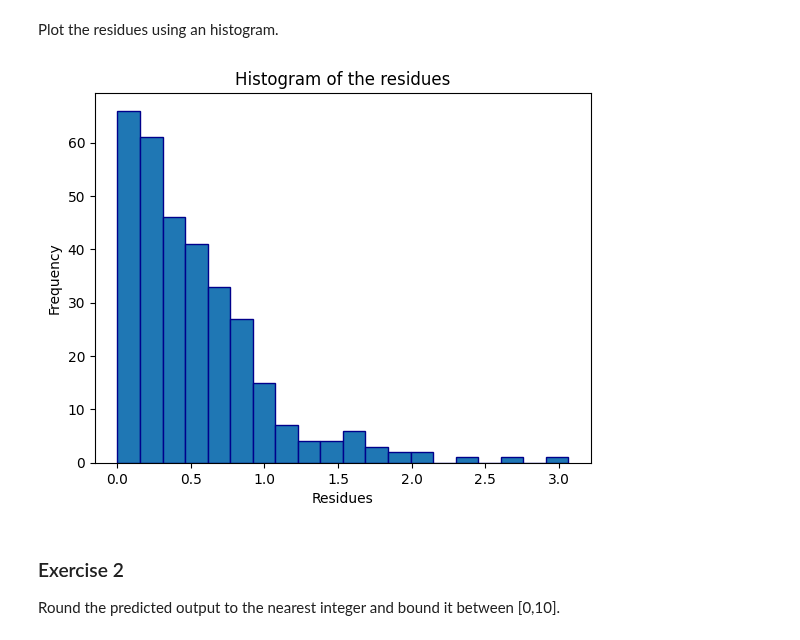
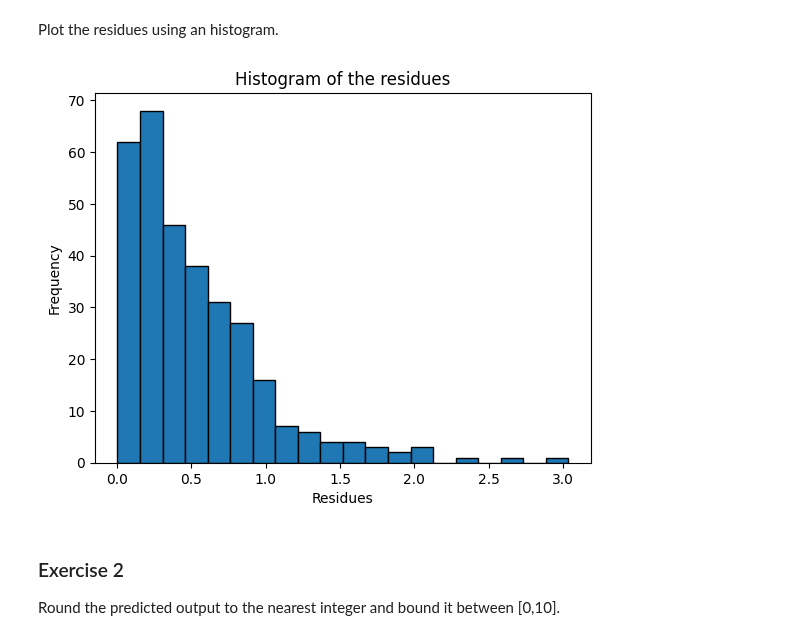
Before and after one commit to pim03/apr-hm, a Jupyter notebook: Homework3/Notebook3.ipynb, the cells around one changed output. Drawn from its saved outputs; the diff is of its cells as text; code cells hidden in the pictures.

Commit message:
imagens certas

```diff
--- a/Homework3/Notebook3.ipynb
+++ b/Homework3/Notebook3.ipynb
@@ -27,7 +27,7 @@ from sklearn.neural_network import MLPRegressor
 
 y_pred = np.zeros(len(target_test))
 
-for i in range(10):
+for i in range(1,11):
     # Learn the MLP regressor
     mlp = MLPRegressor(hidden_layer_sizes=(10,10), activation='relu', solver='adam', early_stopping=True, validation_fraction=0.2, random_state=i)
     #Predict output
@@ -45,15 +45,15 @@ Plot the residues using an histogram.
 # %%
 import matplotlib.pyplot as plt
 
 # Plot the residues
-plt.hist(residues,bins=20, edgecolor='darkblue')
+plt.hist(residues,bins=20, edgecolor='black')
 plt.title('Histogram of the residues')
 plt.xlabel('Residues')
 plt.ylabel('Frequency')
 plt.savefig('ex1_histogram.png')
 plt.show()
 # %% [output]
-[figure, old version]
+[figure, new version]
 # %% [markdown]
 ### Exercise 2 ###
 
```
Also changed, not shown: parts of 1 cell of this notebook, 11 other files.
